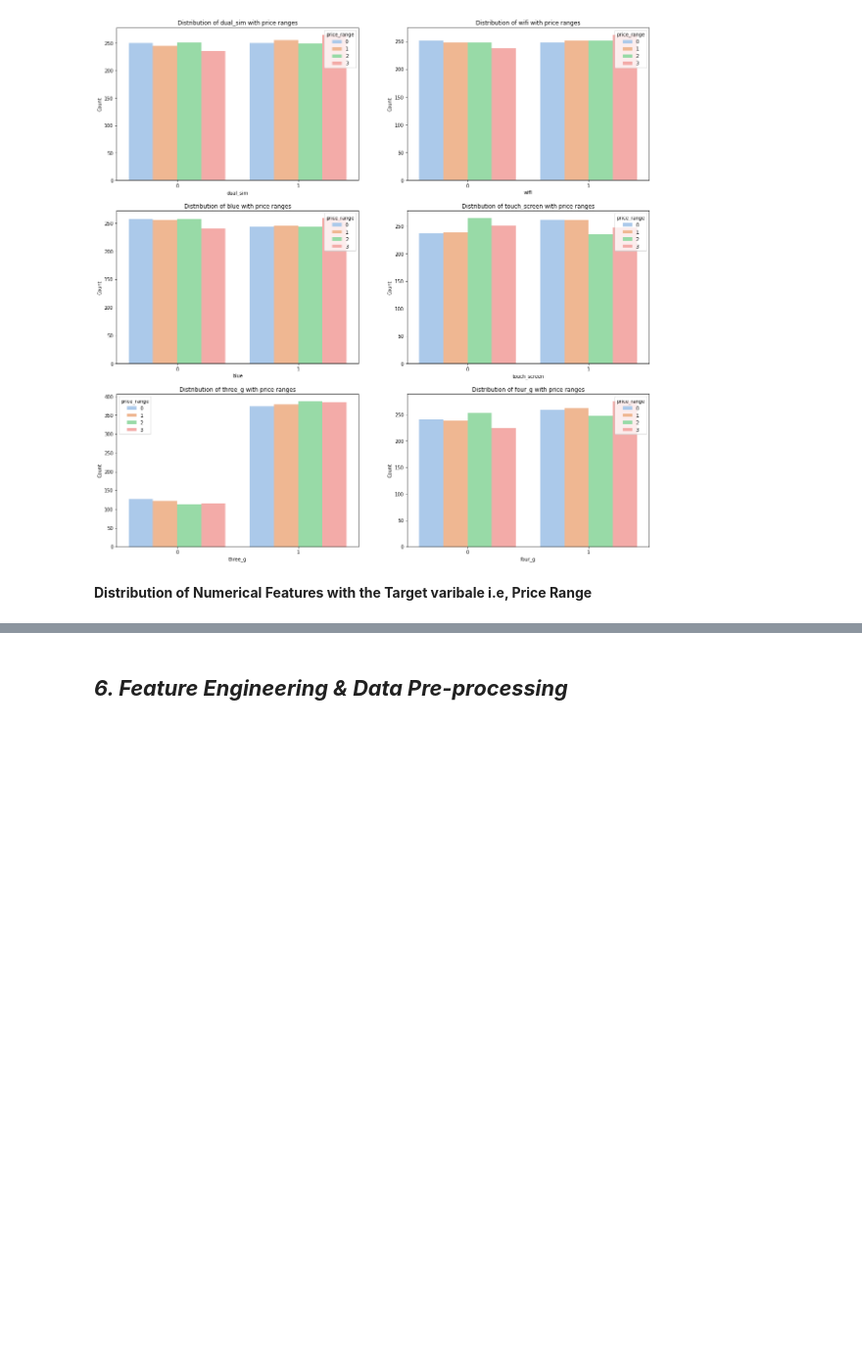
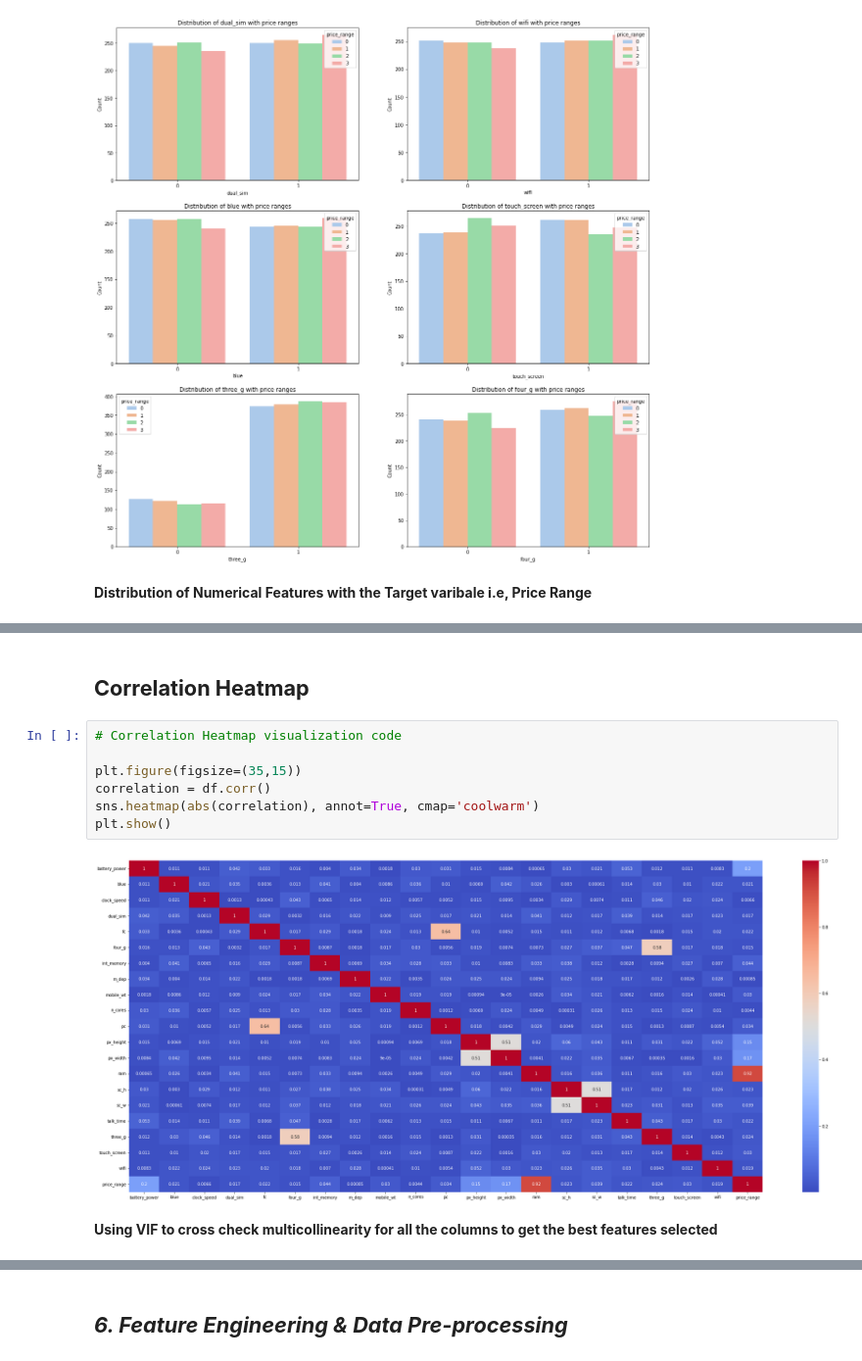
Before and after one commit to DipanshuKumar449/Mobile-Price-Range-Prediction, a Jupyter notebook: Mobile_Price_Range_Prediction.ipynb, the cells around one changed output, grey strips where cells are left out. Shown at 98% size. Drawn from its saved outputs; the diff is of its cells as text; blank space fills up the shorter version.

```diff
--- a/Mobile_Price_Range_Prediction.ipynb
+++ b/Mobile_Price_Range_Prediction.ipynb
@@ -394,0 +403,13 @@ for feature in numerical_columns:
+# %% [markdown]
+## **Correlation Heatmap**
+# %%
+# Correlation Heatmap visualization code
+
+plt.figure(figsize=(35,15))
+correlation = df.corr()
+sns.heatmap(abs(correlation), annot=True, cmap='coolwarm')
+plt.show()
+# %% [output]
+[figure, added]
+# %% [markdown]
+**Using VIF to cross check multicollinearity for all the columns to get the best features selected**
```
Also changed, not shown: parts of 9 cells of this notebook.
